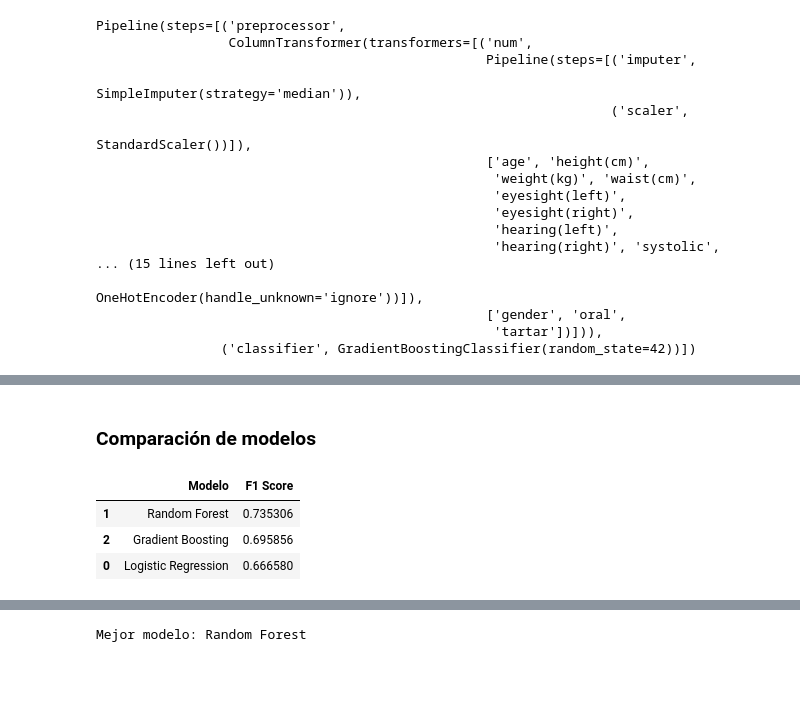
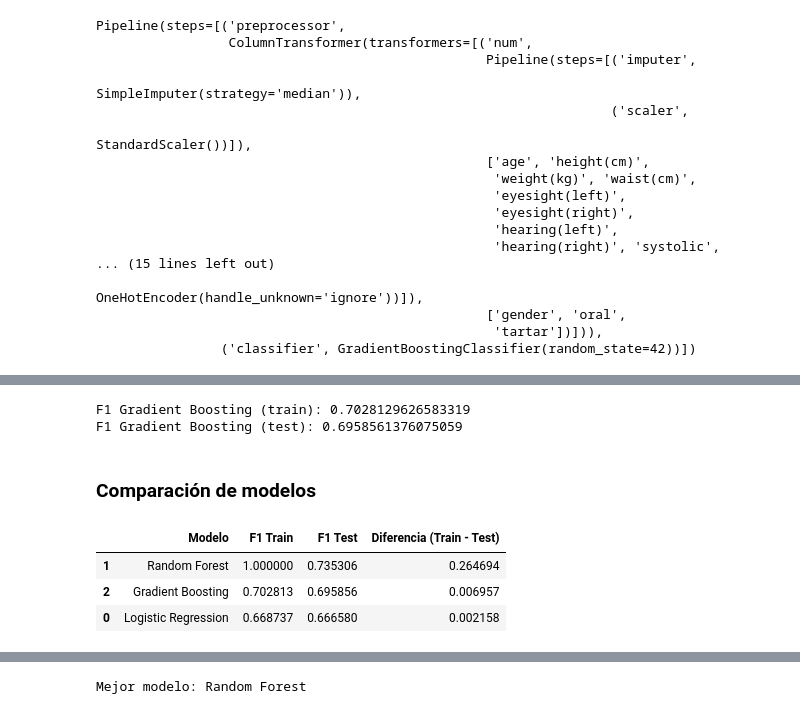
Before and after one commit to elmagonzz/IA_Practico2, a Jupyter notebook: notebooks/04_entrenamiento_y_optimizacion.ipynb, the cells around one changed output, grey strips where cells are left out. Cells and saved outputs as stored; diff of their text form; code cells hidden in the pictures; blank space fills up the shorter version.

```diff
--- a/notebooks/04_entrenamiento_y_optimizacion.ipynb
+++ b/notebooks/04_entrenamiento_y_optimizacion.ipynb
@@ -228,0 +219,9 @@ F1 Random Forest: 0.7353057199211045
+# %%
+pred_rf_train = pipeline_rf.predict(X_train)
+pred_rf = pipeline_rf.predict(X_test)
+# %%
+f1_rf_train = f1_score(y_train, pred_rf_train)
+f1_rf = f1_score(y_test, pred_rf)
+
+print("F1 Random Forest (train):", f1_rf_train)
+print("F1 Random Forest (test):", f1_rf)
@@ -274,27 +265,45 @@ F1 Gradient Boosting: 0.6958561376075059
+# %%
+pred_gb_train = pipeline_gb.predict(X_train)
+pred_gb = pipeline_gb.predict(X_test)
+# %%
+f1_gb_train = f1_score(y_train, pred_gb_train)
+f1_gb = f1_score(y_test, pred_gb)
+
+print("F1 Gradient Boosting (train):", f1_gb_train)
+print("F1 Gradient Boosting (test):", f1_gb)
+# %% [output]
+F1 Gradient Boosting (train): 0.7028129626583319
+F1 Gradient Boosting (test): 0.6958561376075059
 # %% [markdown]
 ### Comparación de modelos
-# %%
-# Comparación de modelos
-
-resultados = pd.DataFrame({
-    'Modelo': [
-        'Logistic Regression',
-        'Random Forest',
-        'Gradient Boosting'
-    ],
-    'F1 Score': [
-        f1_lr,
-        f1_rf,
-        f1_gb
-    ]
-})
-
-resultados.sort_values(
-    by='F1 Score',
-    ascending=False
-)
-# %% [output]
-|  | Modelo | F1 Score |
-| 1 | Random Forest | 0.735306 |
-| 2 | Gradient Boosting | 0.695856 |
-| 0 | Logistic Regression | 0.666580 |
+# %%
+# Comparación de modelos (train vs test)
+
+resultados = pd.DataFrame({
+    'Modelo': [
+        'Logistic Regression',
+        'Random Forest',
+        'Gradient Boosting'
+    ],
+    'F1 Train': [
+        f1_lr_train,
+        f1_rf_train,
+        f1_gb_train
+    ],
+    'F1 Test': [
+        f1_lr,
+        f1_rf,
+        f1_gb
+    ]
+})
+
+resultados['Diferencia (Train - Test)'] = (
+    resultados['F1 Train'] - resultados['F1 Test']
+)
+
+resultados.sort_values(by='F1 Test', ascending=False)
+# %% [output]
+|  | Modelo | F1 Train | F1 Test | Diferencia (Train - Test) |
+| 1 | Random Forest | 1.000000 | 0.735306 | 0.264694 |
+| 2 | Gradient Boosting | 0.702813 | 0.695856 | 0.006957 |
+| 0 | Logistic Regression | 0.668737 | 0.666580 | 0.002158 |
```
Also changed, not shown: parts of 15 cells of this notebook, 2 other files.
